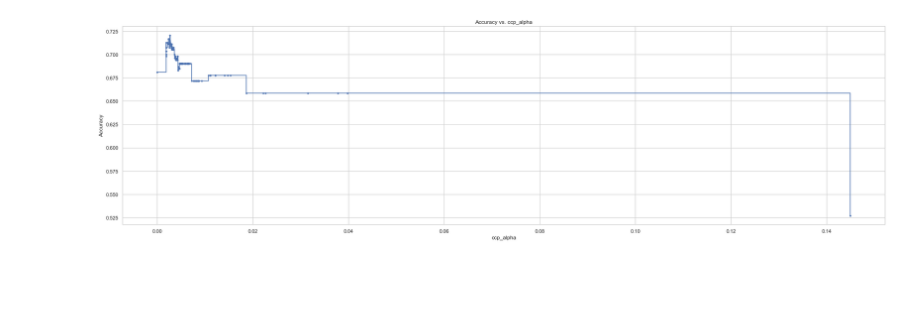
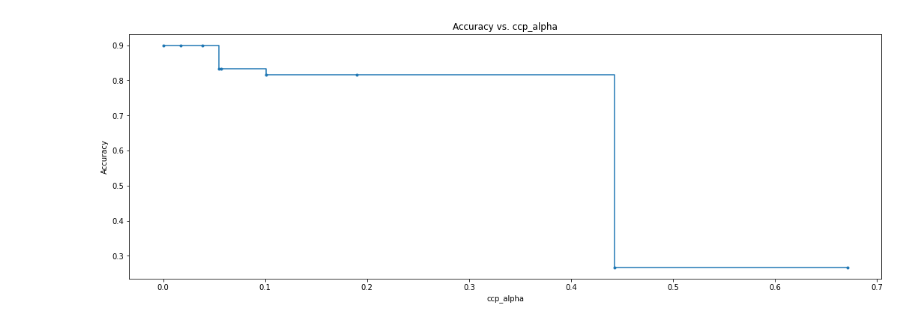
Before and after one commit to Kaustuv-Karki/Data-mining, a Jupyter notebook: DecisionTree/DecisionTree.ipynb, the cells around one changed output. Drawn from its saved outputs; the diff is of its cells as text; code cells hidden in the pictures; blank space fills up the shorter version.

Commit message:
decision tree

```diff
--- a/DecisionTree/DecisionTree.ipynb
+++ b/DecisionTree/DecisionTree.ipynb
@@ -494,0 +435,3 @@ path = classifier_1.cost_complexity_pruning_path(train_x, train_y)
+# %%
+clf_dt2 = DecisionTreeClassifier(criterion="entropy", max_depth=3)
+clf_dt2.fit(train_x, train_y)
@@ -494,0 +480,4 @@ path = classifier_1.cost_complexity_pruning_path(train_x, train_y)
+# %%
+clf_dt3 = DecisionTreeClassifier(criterion="entropy", max_depth=3, min_samples_split=10, min_samples_leaf=2)
+# %%
+clf_dt3.fit(train_x, train_y)
@@ -495,3 +523,5 @@ path = classifier_1.cost_complexity_pruning_path(train_x, train_y)
+# %%
+path = clf_dt1.cost_complexity_pruning_path(train_x, train_y)
 # %%
 path
 # %% [output]
@@ -515,23 +532,23 @@ path
 # %%
 # Extract different values of ccp_alpha and corresponding accuracy scores
 ccp_alphas = path.ccp_alphas
 scores = []
 for ccp_alpha in ccp_alphas:
     clf = DecisionTreeClassifier(ccp_alpha=ccp_alpha)
     clf.fit(train_x, train_y)
     y_pred = clf.predict(test_x)
     accuracy = accuracy_score(test_y, y_pred)
     scores.append(accuracy)
 
 # Plot the accuracy scores as a function of ccp_alpha
-fig = plt.figure(figsize=(30,8))
+fig = plt.figure(figsize=(18,6))
 plt.plot(ccp_alphas, scores, marker='.', drawstyle="steps-post")
 plt.xlabel("ccp_alpha")
 plt.ylabel("Accuracy")
 plt.title("Accuracy vs. ccp_alpha")
 plt.show()
 # %% [output]
-[figure, old version]
+[figure, new version]
 # %%
 index_val = np.array(scores).argmax()
 # %%
```
Also changed, not shown: parts of 156 cells of this notebook.
